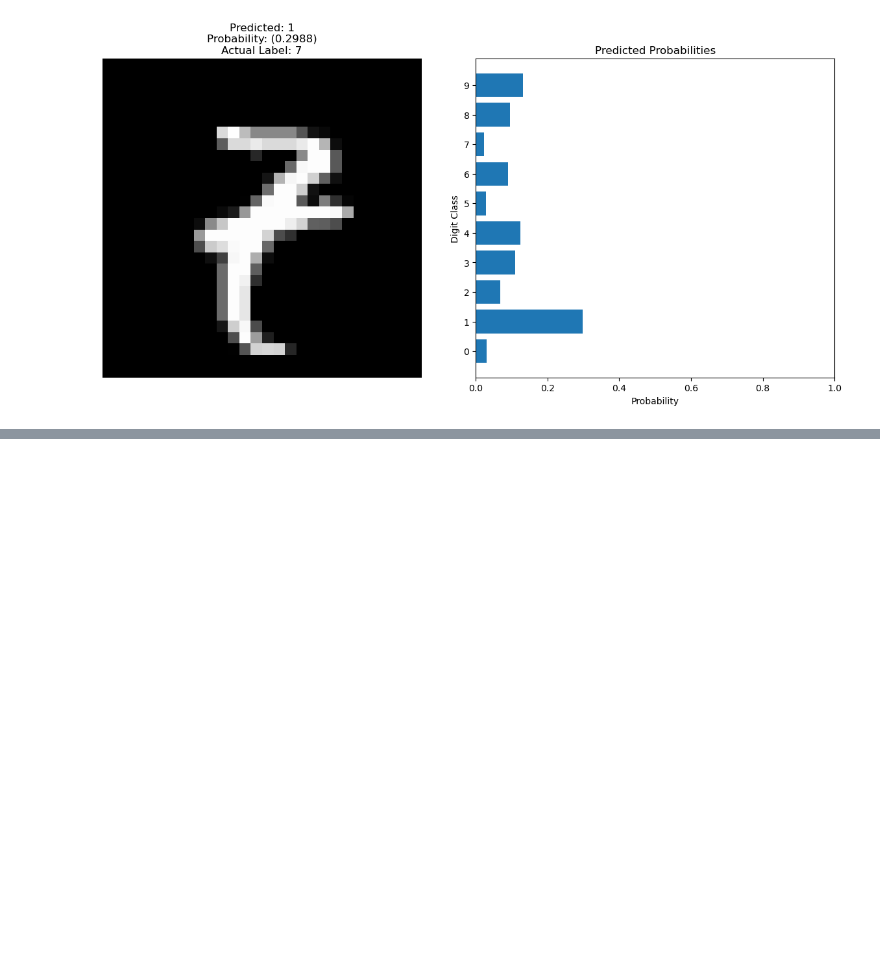
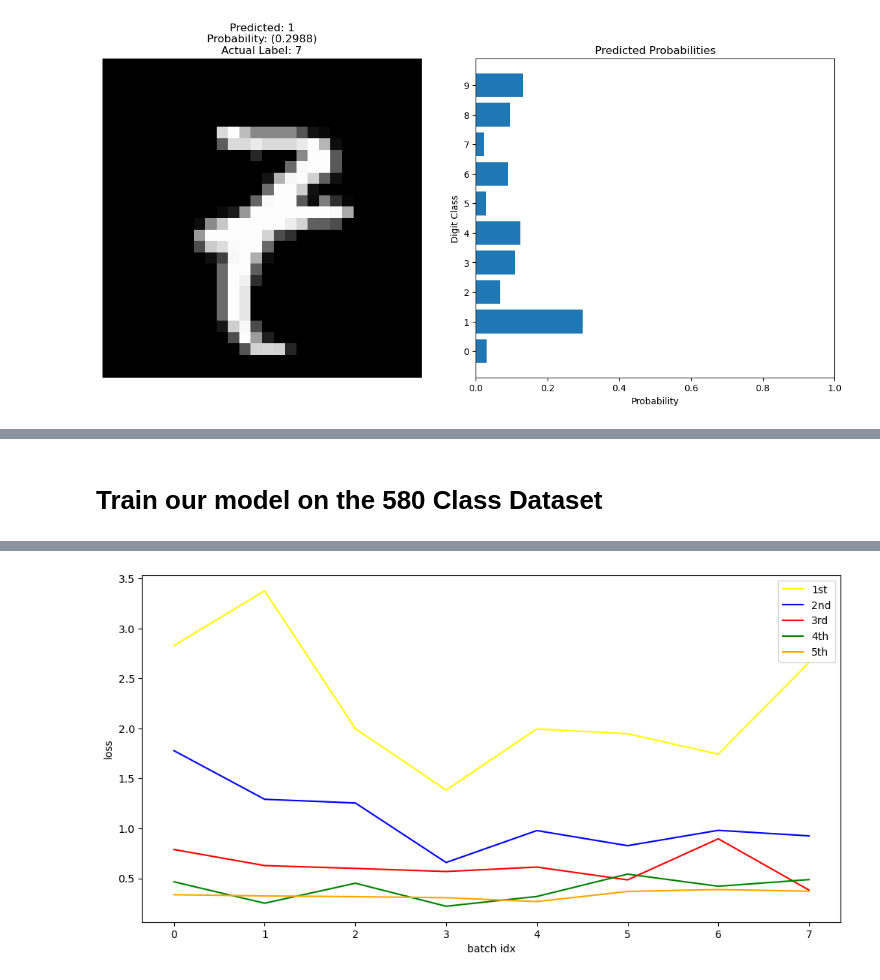
Before and after one commit to akleinecke/580_FinalProject_Fall24, a Jupyter notebook: Group 5 Final Project.ipynb, the cells around one changed output, grey strips where cells are left out. Drawn from its saved outputs; the diff is of its cells as text; code cells hidden in the pictures; blank space fills up the shorter version.

```diff
--- a/Group 5 Final Project.ipynb
+++ b/Group 5 Final Project.ipynb
@@ -845,0 +994,63 @@ plt.show()
+# %% [markdown]
+# Train our model on the 580 Class Dataset
+# %%
+%matplotlib inline
+
+# Training on the Class Data0
+
+# Get the Class Data
+custom_dataset = TensorDataset(images_tensor, labels_tensor)
+custom_loader = DataLoader(custom_dataset, batch_size=64, shuffle=True)
+
+## Training Loop
+losses = []
+
+for epoch in range(epochs):
+    model.train()
+    running_loss = 0.0
+    epoch_losses = []
+    for images, labels in custom_loader:
+        images = images.view(images.size(0), -1) # Flatten our images to 784 (28x28)
+
+        # Zero out the gradients
+        optimizer.zero_grad()
+
+        # Forward pass
+        output = model(images)
+
+        # Calculate loss
+        loss = criterion(output, labels)
+
+        # Backward pass
+        loss.backward()
+
+        # Update weights
+        optimizer.step()
+
+        running_loss += loss.item()
+        epoch_losses.append(loss.item())
+
+    losses.append(epoch_losses)
+
+    print(f"Epoch {epoch+1}/{epochs}, Loss: {running_loss/len(custom_loader):.4f}")
+
+print("Training complete!")
+
+## Print the visuals
+x = np.arange(len(custom_loader))
+
+print (f"\nLength of loader: {len(custom_loader)}")
+
+nplosses = np.array(losses)
+
+plt.figure(figsize=[12, 6])
+plt.plot(x, losses[0], color='yellow', label="1st")
+plt.plot(x, losses[1], color='b', label="2nd")
+plt.plot(x, losses[2], color='r', label="3rd")
+plt.plot(x, losses[3], color='g', label="4th")
+plt.plot(x, losses[4], color='orange', label="5th")
+plt.xlabel('batch idx')
+plt.ylabel('loss')
+plt.legend()
+plt.show()
+# %% [output]
@@ -845,0 +1065 @@ plt.show()
+[figure, added]
```
Also changed, not shown: parts of 8 cells of this notebook.
